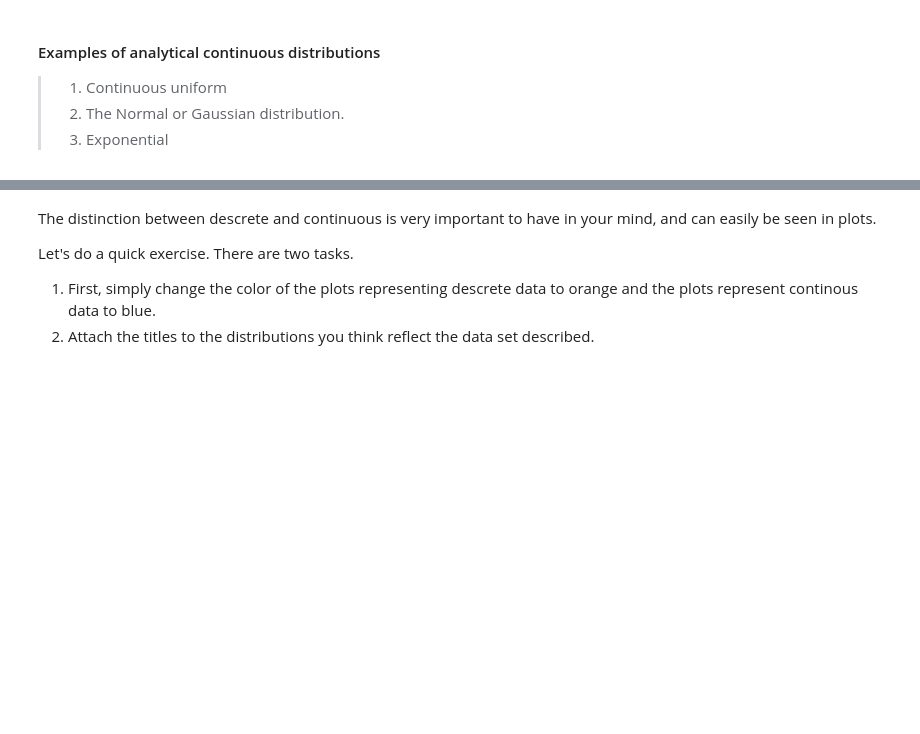
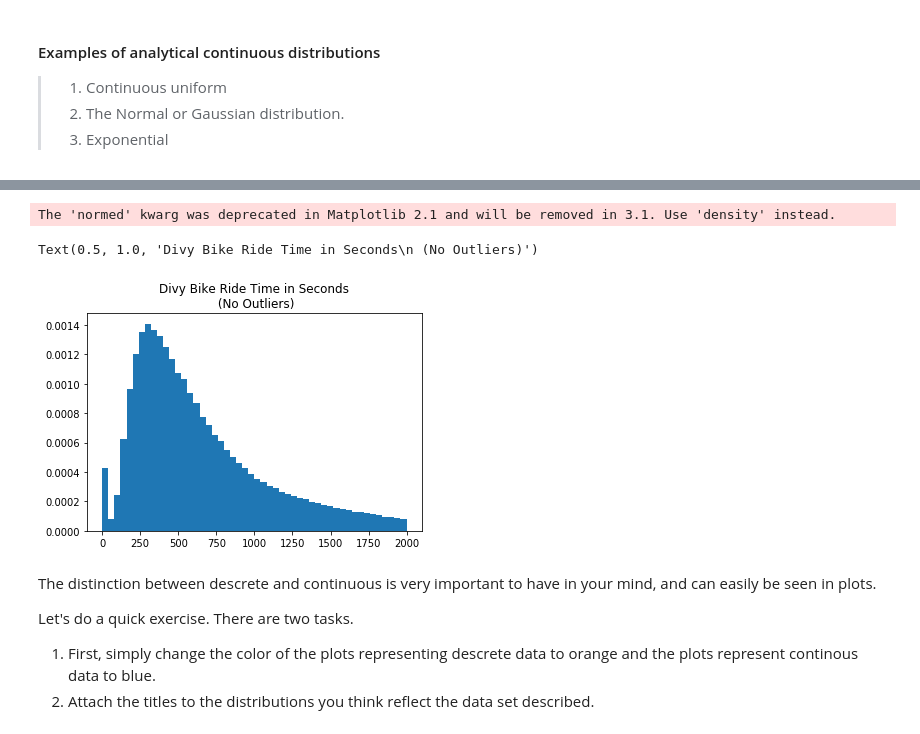
Before and after one commit to Caellwyn/distributions_ds-west-082420, a Jupyter notebook: index.ipynb, the cells around one changed output, grey strips where cells are left out. Saved outputs shown, nothing was run; the diff lists cells and outputs as text; code cells hidden in the pictures; blank space fills up the shorter version.

```diff
--- a/index.ipynb
+++ b/index.ipynb
@@ -83,3 +102,14 @@ With a continous distribution, the set of possible results is an infinite set of
+# %%
+fig, ax = plt.subplots()
+
+no_fliers_rt = divy_trips[divy_trips.ride_time < 2000]
+
+ax.hist(no_fliers_rt.ride_time, bins=50, normed=True);
+ax.set_title("Divy Bike Ride Time in Seconds\n (No Outliers)")
+# %% [output]
+The 'normed' kwarg was deprecated in Matplotlib 2.1 and will be removed in 3.1. Use 'density' instead.
+Text(0.5, 1.0, 'Divy Bike Ride Time in Seconds\n (No Outliers)')
+[figure, added]
 # %% [markdown]
 The distinction between descrete and continuous is very important to have in your mind, and can easily be seen in plots.
 
```
Also changed, not shown: parts of 3 cells of this notebook, 11 other files.
